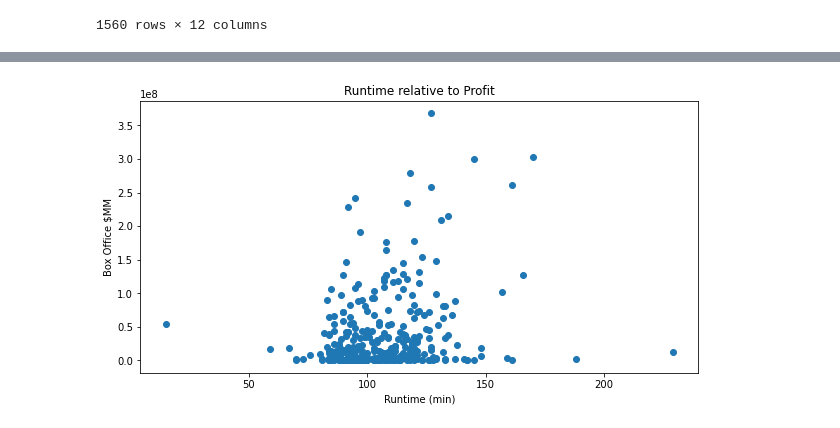
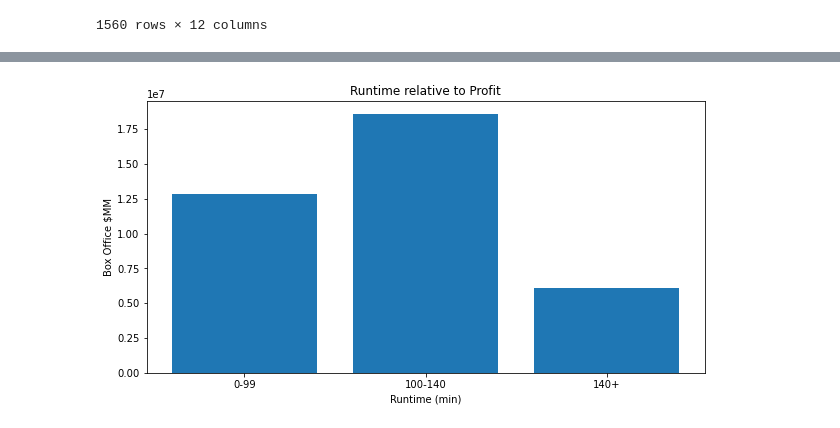
Before and after one commit to claragiurgiu/Microsoft-Movie-Studio-EDA, a Jupyter notebook: Mahum.ipynb, the cells around one changed output, grey strips where cells are left out. Cells and saved outputs as stored; diff of their text form; code cells hidden in the pictures.

Commit message:
fixed my bar plotting

```diff
--- a/Mahum.ipynb
+++ b/Mahum.ipynb
@@ -31 +135,3 @@ rt_info_df
+# %%
+run_time.sort_values(by='runtime', ascending=True, inplace=True)
 # %%
@@ -69,5 +182,13 @@ memory usage: 10.6+ KB
+# %%
+def bin_helper(runtime):
+    if runtime < 100:
+        return '0-99'
+    elif runtime > 140:
+        return '140+'
+    else:
+        return '100-140'
 # %%
-run_time['runtime']=run_time['runtime'].str.strip(' minutes')
+run_time['run_time_binned']= run_time['runtime'].map(bin_helper)
 # %%
 run_time
 # %% [output]
@@ -88,0 +208,2 @@ run_time['runtime'] = (run_time['runtime'].astype(int))
+# %%
+rn_grouped = run_time.groupby('run_time_binned').median()
@@ -154,11 +230,13 @@ memory usage: 9.2+ KB
 # %%
-x= run_time['runtime']
-y= run_time['box_office']
+#scatter plot of
+
+x= rn_grouped.index
+y= rn_grouped['box_office']
 fig, ax = plt.subplots(figsize = (10,5))
 
-ax.scatter(x,y)
+ax.bar(x,y)
 ax.set_title('Runtime relative to Profit')
 ax.set_xlabel('Runtime (min)')
 ax.set_ylabel('Box Office $MM');
 # %% [output]
-[figure, old version]
+[figure, new version]
```
Also changed, not shown: parts of 23 cells of this notebook.
